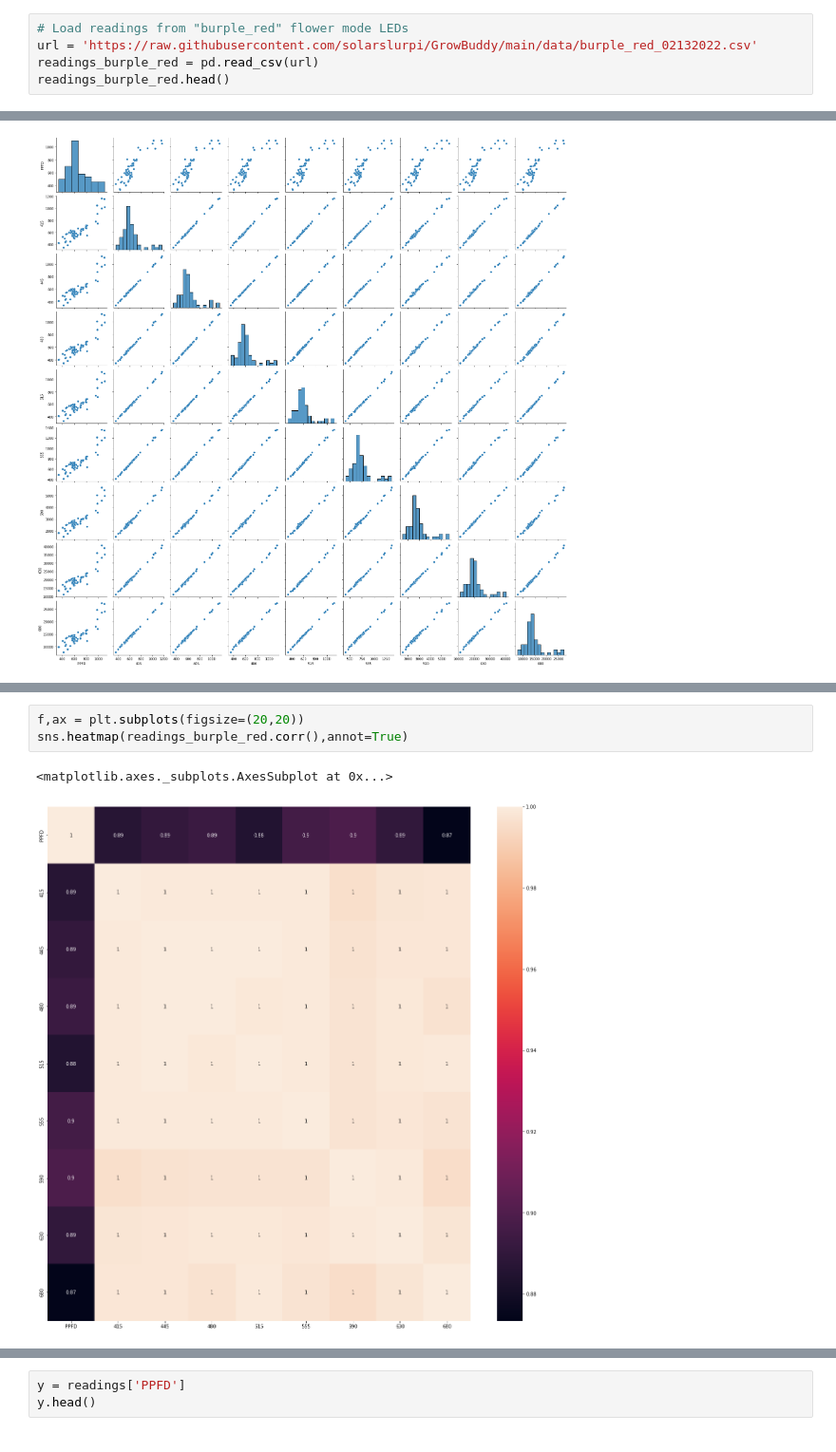
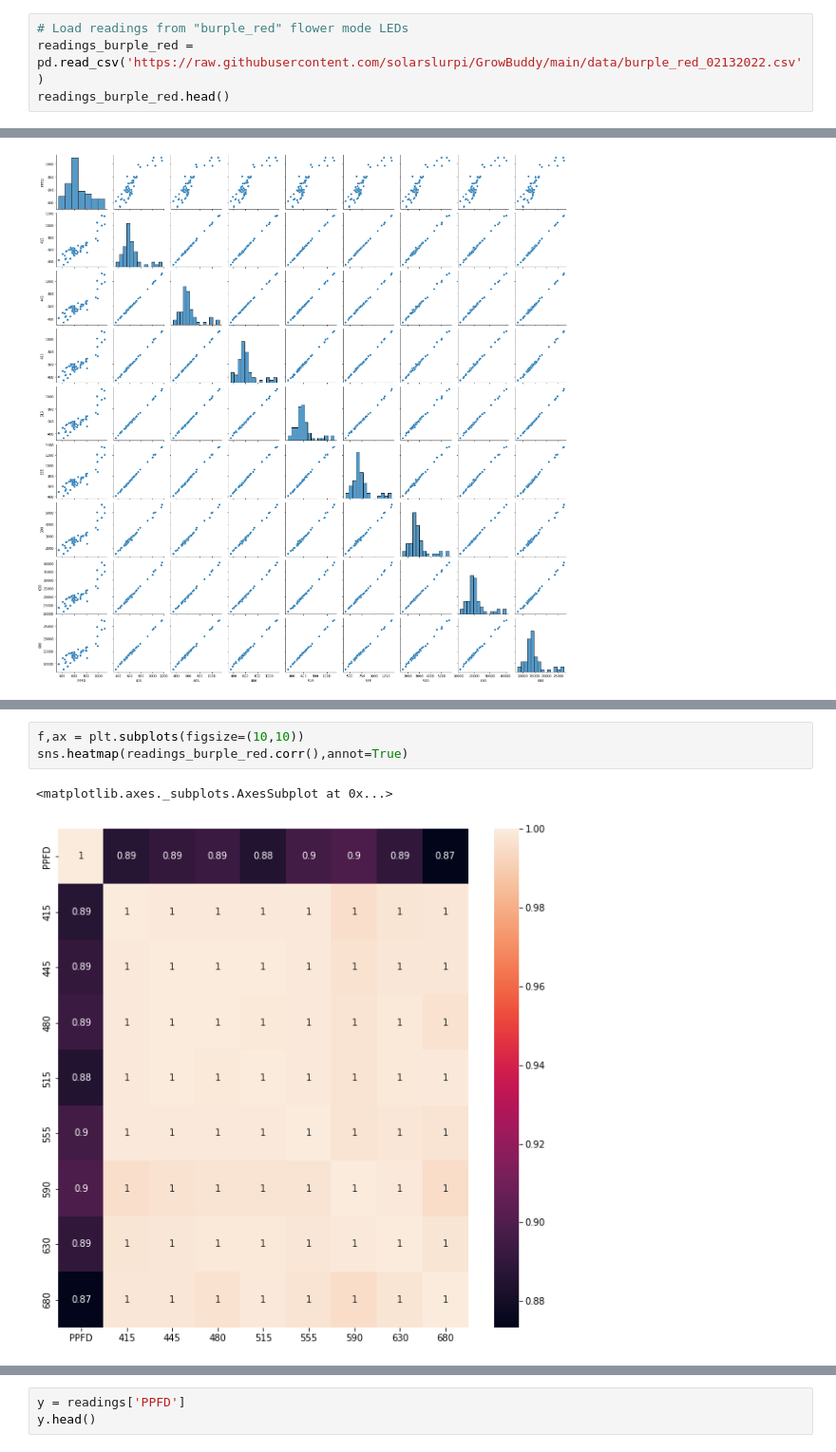
Before and after one commit to solarslurpi/OG-GrowBuddy, a Jupyter notebook: notebooks/PAR_Buddy_mlr.ipynb, the cells around one changed output, grey strips where cells are left out. Shown at 95% size. Cells and saved outputs as stored; diff of their text form.

```diff
--- a/notebooks/PAR_Buddy_mlr.ipynb
+++ b/notebooks/PAR_Buddy_mlr.ipynb
@@ -94,8 +137,7 @@ readings_burple.head()
 | 4 | 145 | 323 | 1039 | 606 | 265 | 235 | 508 | 2374 | 2175 |
 # %%
 # Load readings from "burple_red" flower mode LEDs
-url = 'https://raw.githubusercontent.com/solarslurpi/GrowBuddy/main/data/burple_red_02132022.csv'
-readings_burple_red = pd.read_csv(url)
+readings_burple_red = pd.read_csv('https://raw.githubusercontent.com/solarslurpi/GrowBuddy/main/data/burple_red_02132022.csv')
 readings_burple_red.head()
 # %% [output]
 |  | PPFD | 415 | 445 | 480 | 515 | 555 | 590 | 630 | 680 |
@@ -234,6 +276,6 @@ sns.heatmap(readings_burple.corr(),annot=True)
 # %%
-f,ax = plt.subplots(figsize=(20,20))
+f,ax = plt.subplots(figsize=(10,10))
 sns.heatmap(readings_burple_red.corr(),annot=True)
 # %% [output]
 <matplotlib.axes._subplots.AxesSubplot at 0x...>
-[figure, old version]
+[figure, new version]
```
Also changed, not shown: parts of 88 cells of this notebook.
